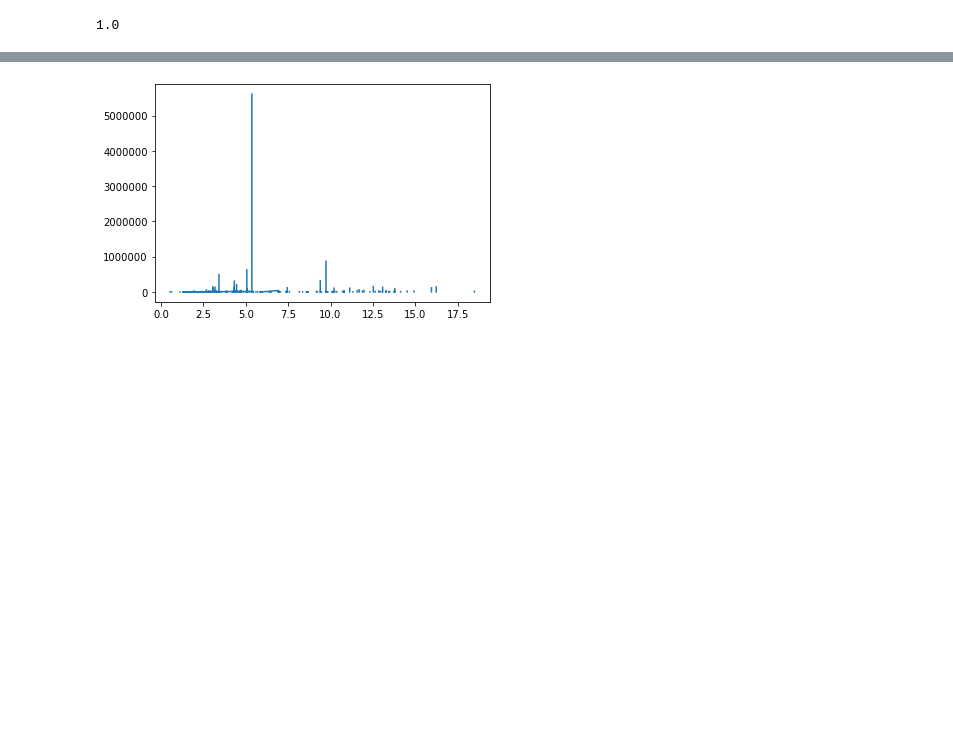
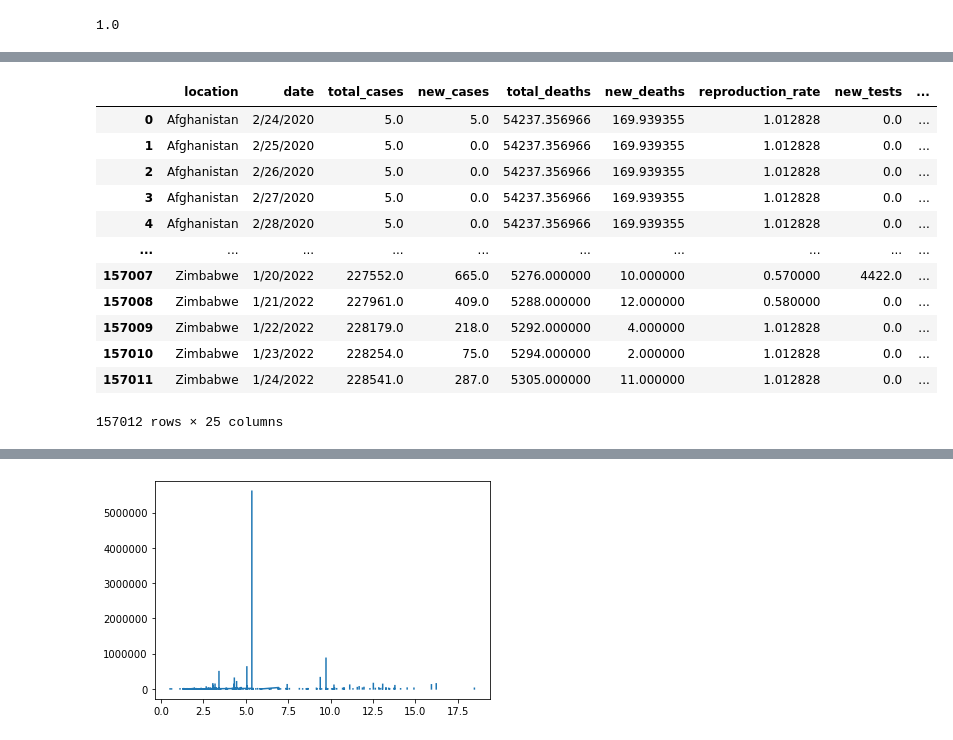
Before and after one commit to sammyschapps87/Covid-Predictor, a Jupyter notebook: Covid_evaluation/covid_starter.ipynb, the cells around one changed output, grey strips where cells are left out. Saved outputs shown, nothing was run; the diff lists cells and outputs as text; code cells hidden in the pictures; blank space fills up the shorter version.

```diff
--- a/Covid_evaluation/covid_starter.ipynb
+++ b/Covid_evaluation/covid_starter.ipynb
@@ -148,3 +188,19 @@ smaller_df.describe().apply(lambda s: s.apply('{0:.5f}'.format))
+# %%
+smaller_df
+# %% [output]
+|  | location | date | total_cases | new_cases | total_deaths | new_deaths | reproduction_rate | new_tests | ... |
+| 0 | Afghanistan | 2/24/2020 | 5.0 | 5.0 | 54237.356966 | 169.939355 | 1.012828 | 0.0 | ... |
+| 1 | Afghanistan | 2/25/2020 | 5.0 | 0.0 | 54237.356966 | 169.939355 | 1.012828 | 0.0 | ... |
+| 2 | Afghanistan | 2/26/2020 | 5.0 | 0.0 | 54237.356966 | 169.939355 | 1.012828 | 0.0 | ... |
+| 3 | Afghanistan | 2/27/2020 | 5.0 | 0.0 | 54237.356966 | 169.939355 | 1.012828 | 0.0 | ... |
+| 4 | Afghanistan | 2/28/2020 | 5.0 | 0.0 | 54237.356966 | 169.939355 | 1.012828 | 0.0 | ... |
+| ... | ... | ... | ... | ... | ... | ... | ... | ... | ... |
+| 157007 | Zimbabwe | 1/20/2022 | 227552.0 | 665.0 | 5276.000000 | 10.000000 | 0.570000 | 4422.0 | ... |
+| 157008 | Zimbabwe | 1/21/2022 | 227961.0 | 409.0 | 5288.000000 | 12.000000 | 0.580000 | 0.0 | ... |
+| 157009 | Zimbabwe | 1/22/2022 | 228179.0 | 218.0 | 5292.000000 | 4.000000 | 1.012828 | 0.0 | ... |
+| 157010 | Zimbabwe | 1/23/2022 | 228254.0 | 75.0 | 5294.000000 | 2.000000 | 1.012828 | 0.0 | ... |
+| 157011 | Zimbabwe | 1/24/2022 | 228541.0 | 287.0 | 5305.000000 | 11.000000 | 1.012828 | 0.0 | ... |
+157012 rows × 25 columns
 # %%
 smaller_df.isna().sum()
 # %% [output]
```
Also changed, not shown: parts of 15 cells of this notebook.
